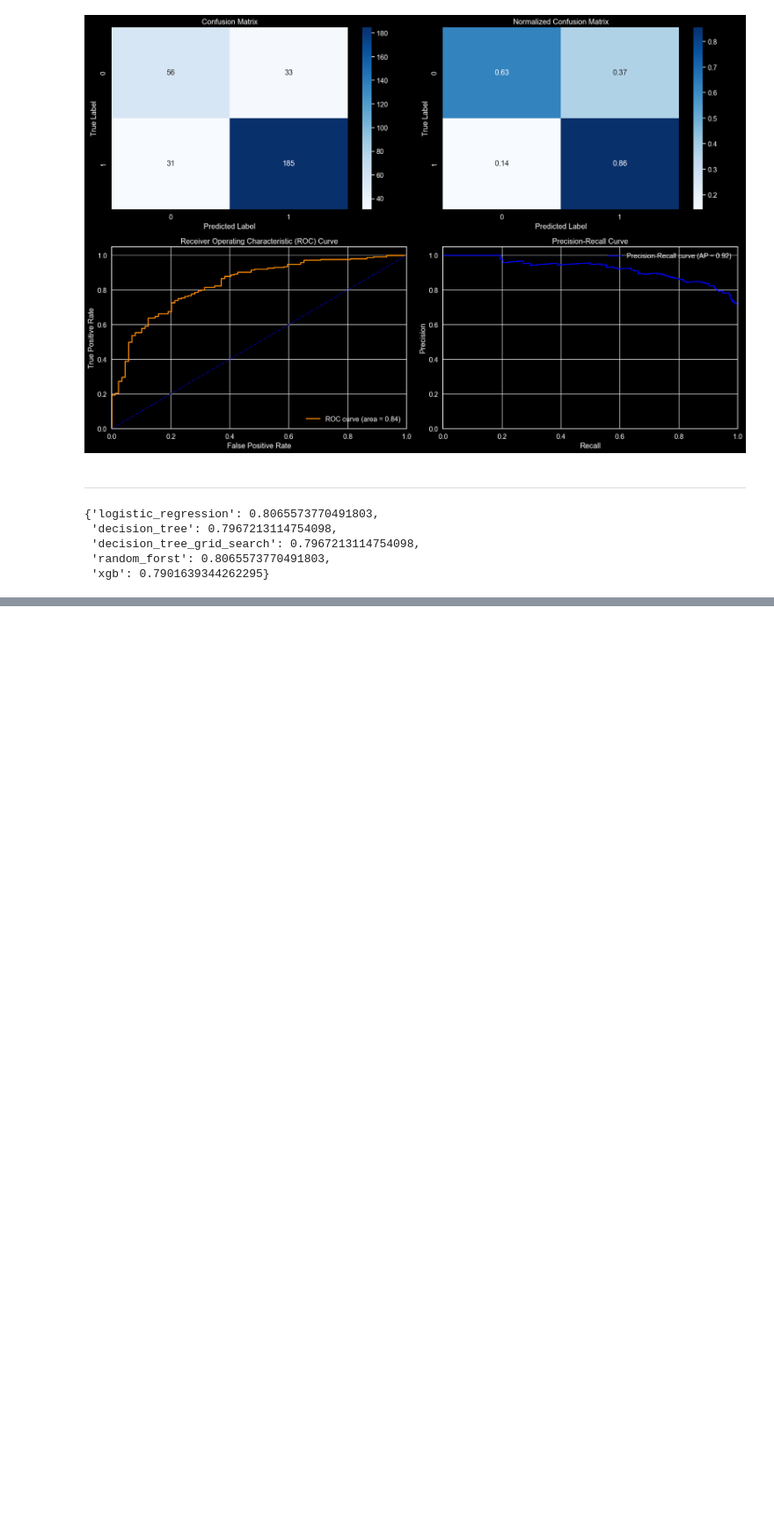
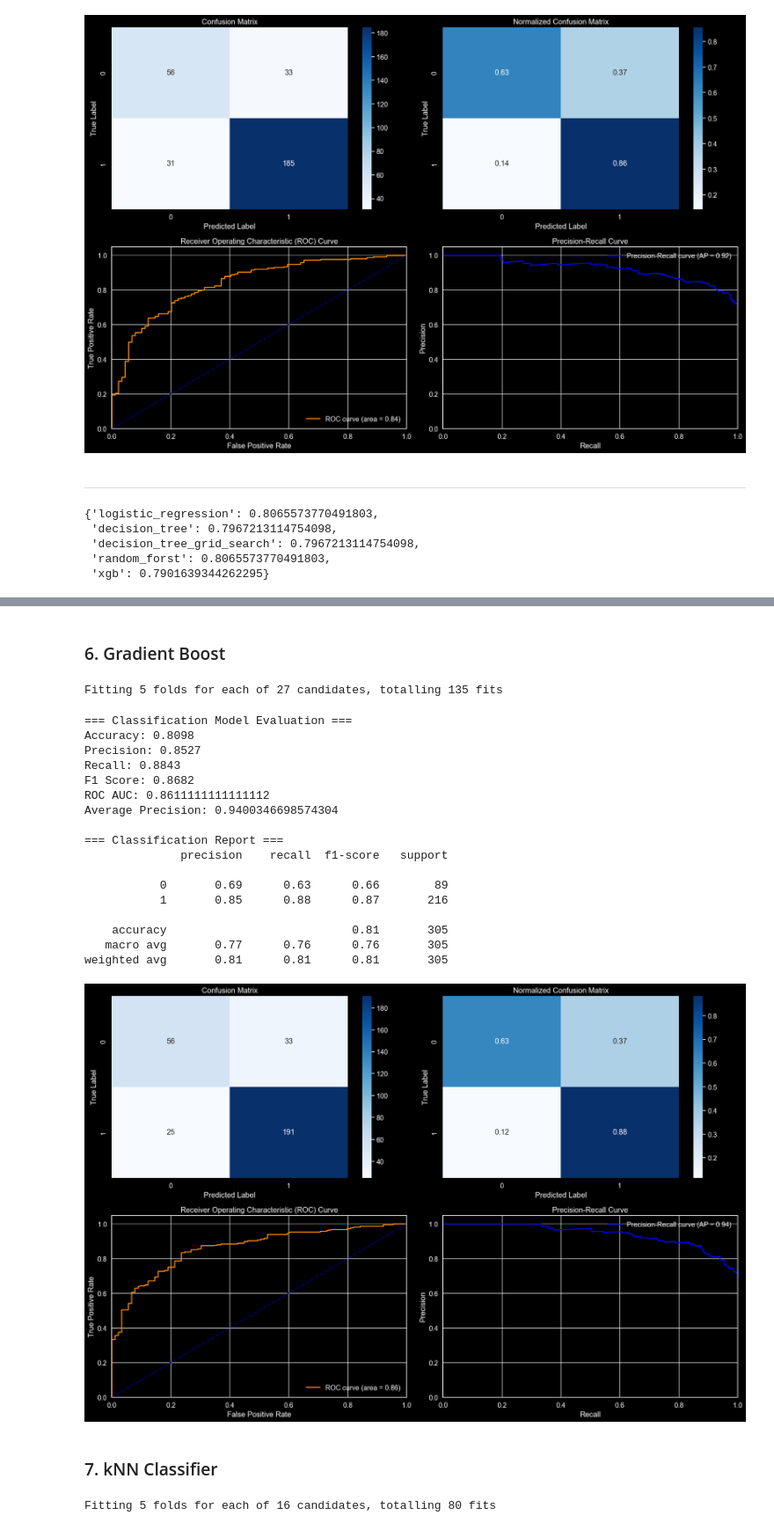
Before and after one commit to Shoyeb45/ElectionVotingPrediction, a Jupyter notebook: model.ipynb, the cells around one changed output, grey strips where cells are left out. Shown at 88% size. Drawn from its saved outputs; the diff is of its cells as text; code cells hidden in the pictures; blank space fills up the shorter version.

```diff
--- a/model.ipynb
+++ b/model.ipynb
@@ -1371,0 +1413,57 @@ accuracy_scores_model
+# %% [markdown]
+### 6. Gradient Boost
+# %%
+from sklearn.ensemble import GradientBoostingClassifier
+param_grid_gb = {
+    'n_estimators': [50, 100, 200],
+    'learning_rate': [0.01, 0.1, 0.2],
+    'max_depth': [3, 5, 10]
+}
+
+model_gb = GradientBoostingClassifier(random_state = 42)
+grid_search_gb = GridSearchCV(model_gb, param_grid_gb, cv=5, scoring='accuracy', n_jobs=-1, verbose=1)
+grid_search_gb.fit(x_train, y_train)
+
+model_gb = grid_search_gb.best_estimator_
+# %% [output]
+Fitting 5 folds for each of 27 candidates, totalling 135 fits
+# %%
+res = analyze_classification_model(model_ada, x_test, y_test)
+accuracy_scores_model["gradient_boost"] = res["accuracy"]
+# %% [output]
+=== Classification Model Evaluation ===
+Accuracy: 0.8098
+Precision: 0.8527
+Recall: 0.8843
+F1 Score: 0.8682
+ROC AUC: 0.8611111111111112
+Average Precision: 0.9400346698574304
+
+=== Classification Report ===
+              precision    recall  f1-score   support
+
+           0       0.69      0.63      0.66        89
+           1       0.85      0.88      0.87       216
+
+    accuracy                           0.81       305
+   macro avg       0.77      0.76      0.76       305
+weighted avg       0.81      0.81      0.81       305
+[figure, added]
+# %% [markdown]
+### 7. kNN Classifier
+# %%
+from sklearn.neighbors import KNeighborsClassifier
+
+model_knn = KNeighborsClassifier()
+
+param_grid_knn = {
+    'n_neighbors': [3, 5, 7, 9],
+    'weights': ['uniform', 'distance'],
+    'metric': ['euclidean', 'manhattan']
+}
+grid_search_knn = GridSearchCV(model_knn, param_grid_knn, cv=5, scoring='accuracy', n_jobs=-1, verbose=1)
+grid_search_knn.fit(x_train, y_train)
+
+model_knn = grid_search.best_estimator_
+# %% [output]
+Fitting 5 folds for each of 16 candidates, totalling 80 fits
```
Also changed, not shown: parts of 6 cells of this notebook.
